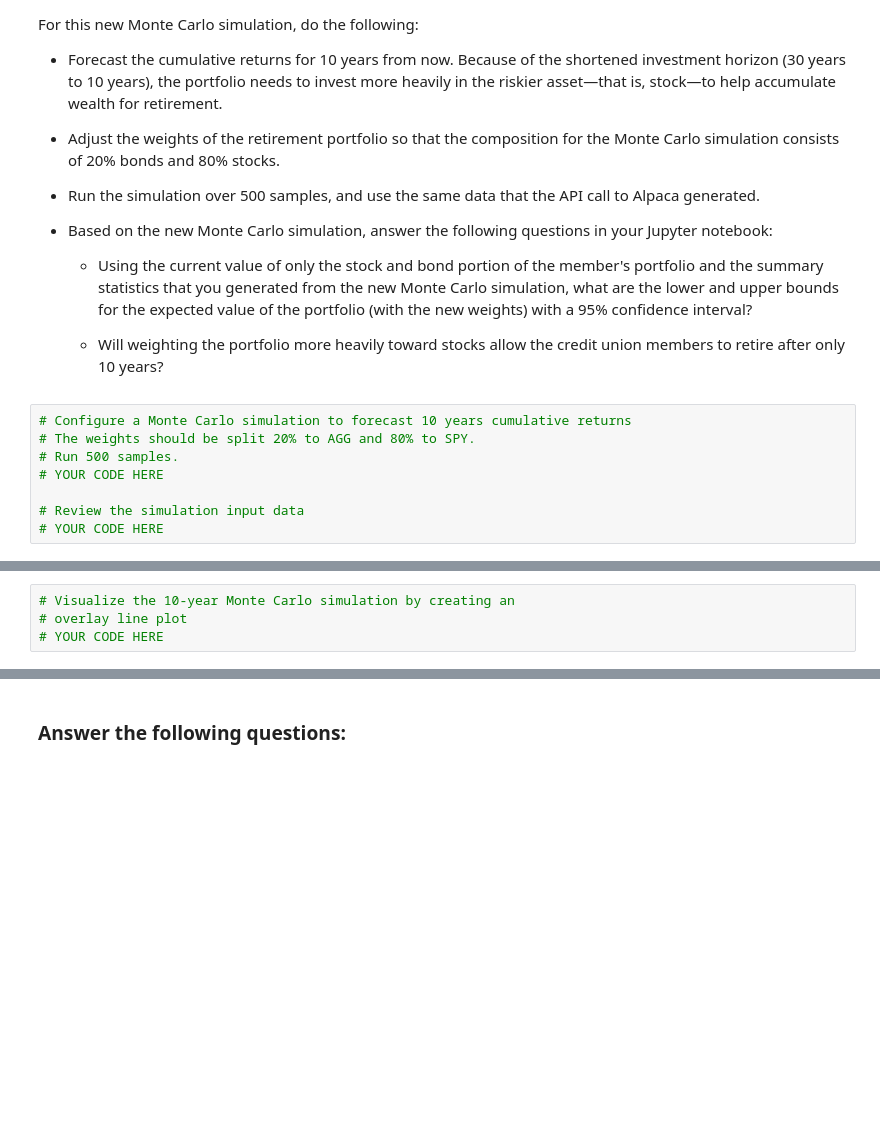
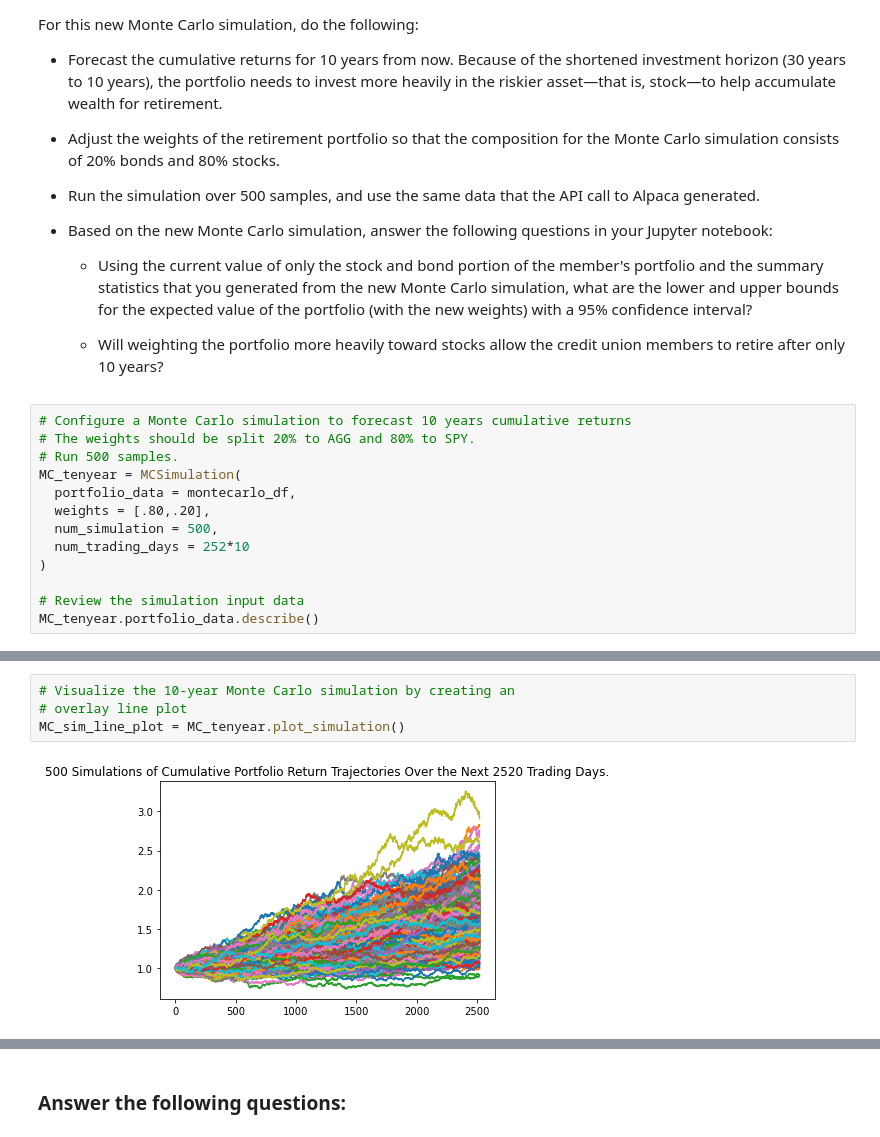
Before and after one commit to seanpatel19/Challenge-5-, a Jupyter notebook: financial_planning_tools.ipynb, the cells around one changed output, grey strips where cells are left out. Cells and saved outputs as stored; diff of their text form; blank space fills up the shorter version.

```diff
--- a/financial_planning_tools.ipynb
+++ b/financial_planning_tools.ipynb
@@ -528,7 +611,12 @@ For this new Monte Carlo simulation, do the following:
 # Configure a Monte Carlo simulation to forecast 10 years cumulative returns
 # The weights should be split 20% to AGG and 80% to SPY.
 # Run 500 samples.
-# YOUR CODE HERE
+MC_tenyear = MCSimulation(
+  portfolio_data = montecarlo_df,
+  weights = [.80,.20],
+  num_simulation = 500,
+  num_trading_days = 252*10
+)
 
 # Review the simulation input data
-# YOUR CODE HERE
+MC_tenyear.portfolio_data.describe()
@@ -538,7 +668,9 @@ For this new Monte Carlo simulation, do the following:
 # %%
 # Visualize the 10-year Monte Carlo simulation by creating an
 # overlay line plot
-# YOUR CODE HERE
+MC_sim_line_plot = MC_tenyear.plot_simulation()
+# %% [output]
+[figure, added]
 # %%
 # Visualize the probability distribution of the 10-year Monte Carlo simulation
 # by plotting a histogram
```
Also changed, not shown: parts of 23 cells of this notebook.
